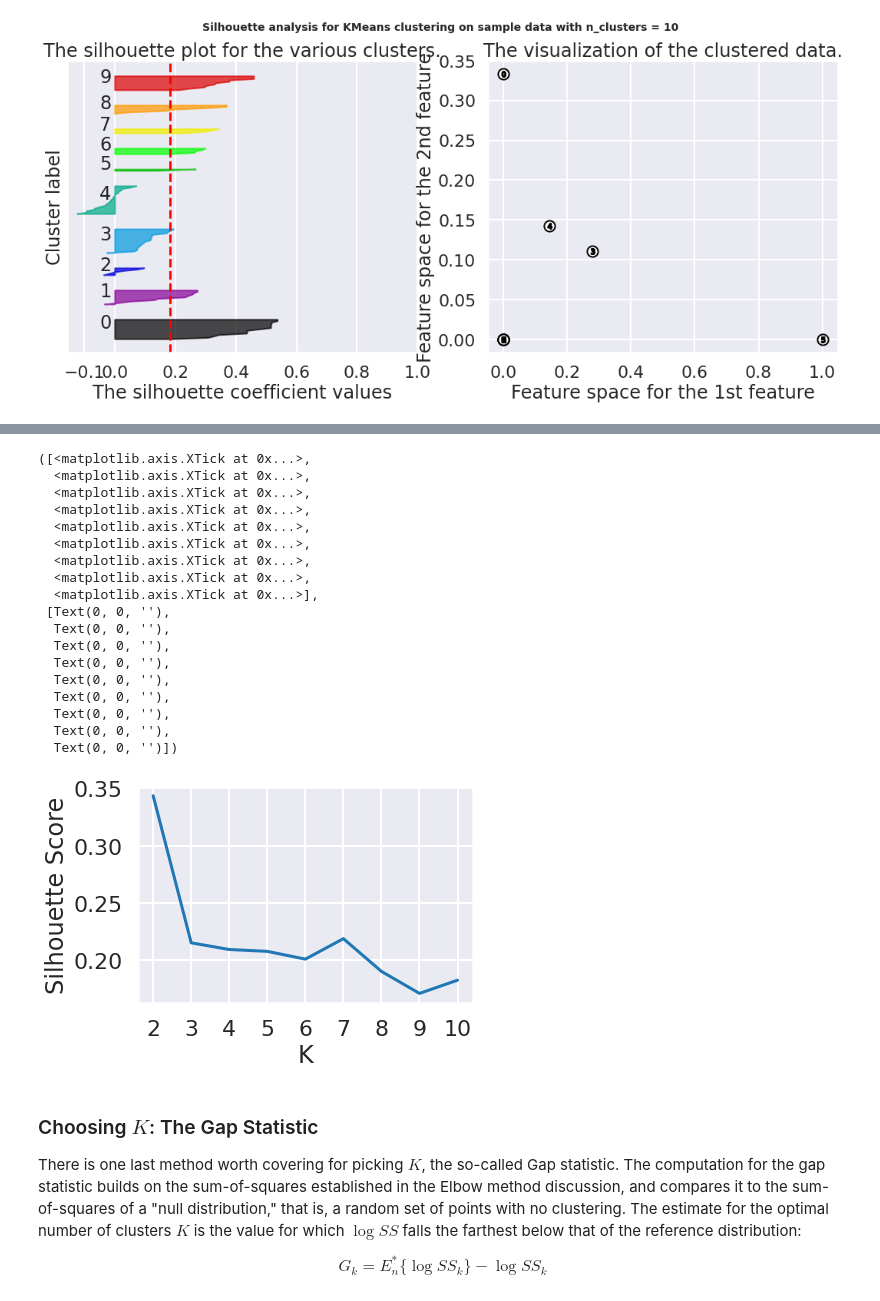
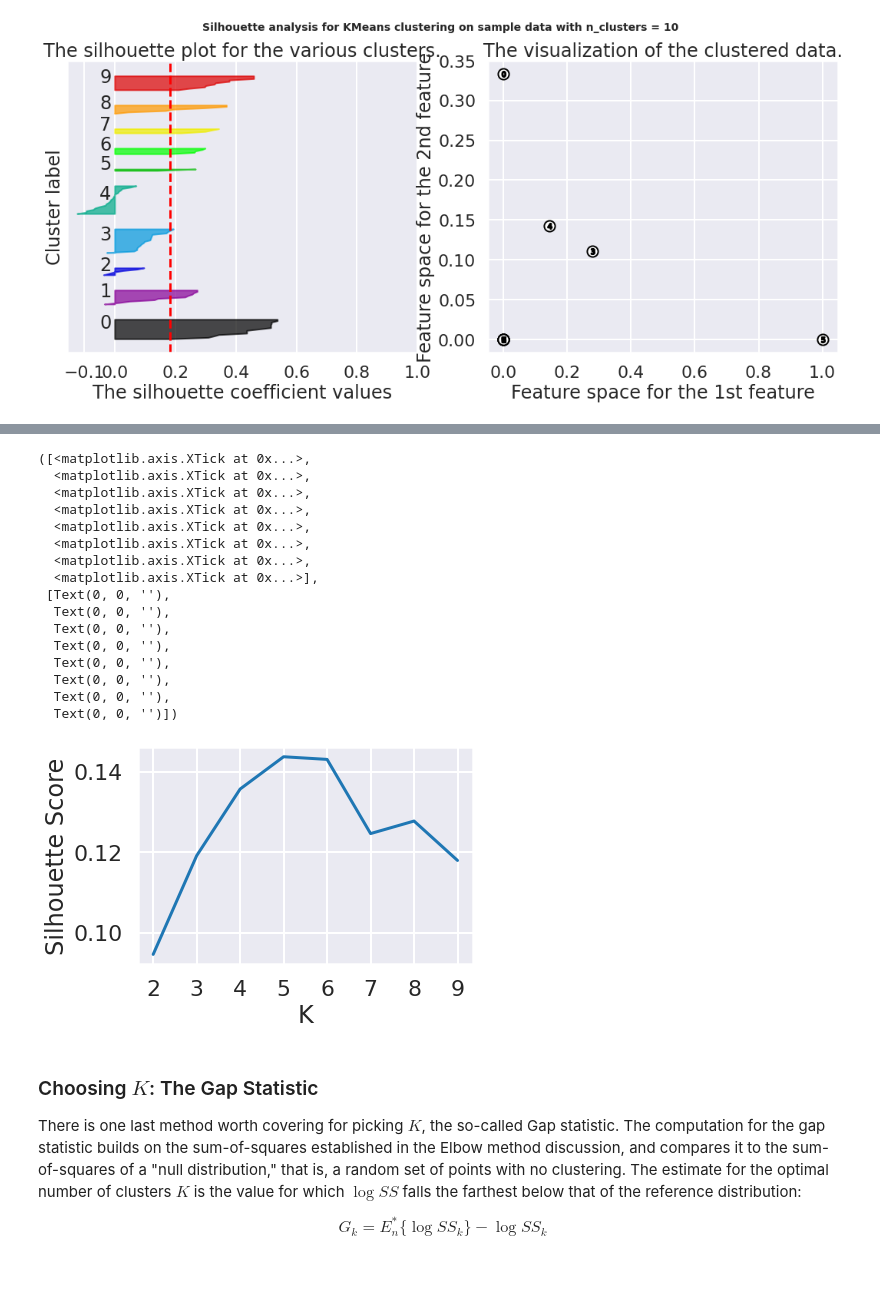
Before and after one commit to rrmorris2102/ucsd-mle, a Jupyter notebook: mec-mini-projects/mec-16.2.6-clustering-mini-project/Mini_Project_Clustering.ipynb, the cells around one changed output, grey strips where cells are left out. Saved outputs shown, nothing was run; the diff lists cells and outputs as text; code cells hidden in the pictures; blank space fills up the shorter version.

```diff
--- a/mec-mini-projects/mec-16.2.6-clustering-mini-project/Mini_Project_Clustering.ipynb
+++ b/mec-mini-projects/mec-16.2.6-clustering-mini-project/Mini_Project_Clustering.ipynb
@@ -124,14 +125,16 @@ where $x_i$ is a point, $C_k$ represents cluster $k$ and $\mu_k$ is the centroid
 
 from sklearn.cluster import KMeans
 
-x_cols = matrix[matrix.columns[1:]]
+k_start = 2
+k_max = 10
+k_range = range(k_start, k_max)
+
+x_cols = matrix[matrix.columns[k_start:]]
 SS = []
 
 sns.set_style('darkgrid')
 
-n_clusters = range(2, 10)
-
-for n_cluster in n_clusters:
+for n_cluster in k_range:
     cluster = KMeans(n_clusters=n_cluster)
 
     # slice matrix so we only include the 0/1 indicator columns in the clustering
@@ -151,12 +154,12 @@ for n_cluster in n_clusters:
         print('Stop at clusters={}'.format(n_cluster))
         break
 
-n_clusters = n_clusters[0:n_cluster]
+n_clusters = k_range[0:n_cluster]
 plt.plot(n_clusters, SS)
 plt.xlabel('K')
 plt.ylabel('SS')
 plt.xticks(np.arange(min(n_clusters), max(n_clusters)+1, 1.0))
-plt.yticks(np.arange(min(SS), max(SS)+1, 100))
+#plt.yticks(np.arange(min(SS), max(SS)+1, 100))
 #plt.bar(list(matrix.cluster.value_counts().index),matrix.cluster.value_counts())
 
 #from ggplot import *
@@ -239,9 +256,7 @@ score = []
 # together.
 X = x_cols
 
-range_n_clusters = [2, 3, 4, 5, 6, 7, 8, 9, 10]
-
-for n_clusters in range_n_clusters:
+for n_clusters in range(2, 10):
     # Create a subplot with 1 row and 2 columns
     fig, (ax1, ax2) = plt.subplots(1, 2)
     fig.set_size_inches(18, 7)
@@ -358,3 +373,24 @@ For n_clusters = 10 The average silhouette_score is : 0.1827633454535834
 [figure]
 [figure]
 [figure]
+# %%
+from sklearn.metrics import silhouette_score
+
+X = x_cols
+score = []
+
+for n_clusters in range(2, 10):
+    # Initialize the clusterer with n_clusters value and a random generator
+    # seed of 10 for reproducibility.
+    clusterer = KMeans(n_clusters=n_clusters, random_state=10)
+    cluster_labels = clusterer.fit_predict(X)
+
+    # The silhouette_score gives the average value for all the samples.
+    # This gives a perspective into the density and separation of the formed
+    # clusters
+    silhouette_avg = silhouette_score(X, cluster_labels)
+    print("For n_clusters =", n_clusters,
+          "The average silhouette_score is :", silhouette_avg)
+    score.append(silhouette_avg)
+
+score
@@ -361,31 +414,29 @@ For n_clusters = 10 The average silhouette_score is : 0.1827633454535834
 # %%
-plt.plot(range_n_clusters, score)
+plt.plot(k_range, score)
 plt.xlabel('K')
 plt.ylabel('Silhouette Score')
-plt.xticks(np.arange(min(range_n_clusters), max(range_n_clusters)+1, 1.0))
+plt.xticks(np.arange(min(k_range), max(k_range)+1, 1.0))
 #plt.yticks(np.arange(min(score), max(score)+1, 100))
 
-# It's hard to pick a good K value from this graph.  K=2 has the highest silhouette score.
+# K=5 has the highest silhouette score. K=6 is also very close to the highest.
 # %% [output]
 ([<matplotlib.axis.XTick at 0x...>,
-  <matplotlib.axis.XTick at 0x...>,
   <matplotlib.axis.XTick at 0x...>,
   <matplotlib.axis.XTick at 0x...>,
   <matplotlib.axis.XTick at 0x...>,
   <matplotlib.axis.XTick at 0x...>,
   <matplotlib.axis.XTick at 0x...>,
   <matplotlib.axis.XTick at 0x...>,
   <matplotlib.axis.XTick at 0x...>],
  [Text(0, 0, ''),
   Text(0, 0, ''),
   Text(0, 0, ''),
   Text(0, 0, ''),
   Text(0, 0, ''),
   Text(0, 0, ''),
   Text(0, 0, ''),
-  Text(0, 0, ''),
   Text(0, 0, '')])
-[figure, old version]
+[figure, new version]
 # %% [markdown]
 ### Choosing $K$: The Gap Statistic
 
```
Also changed, not shown: parts of 6 cells of this notebook.
